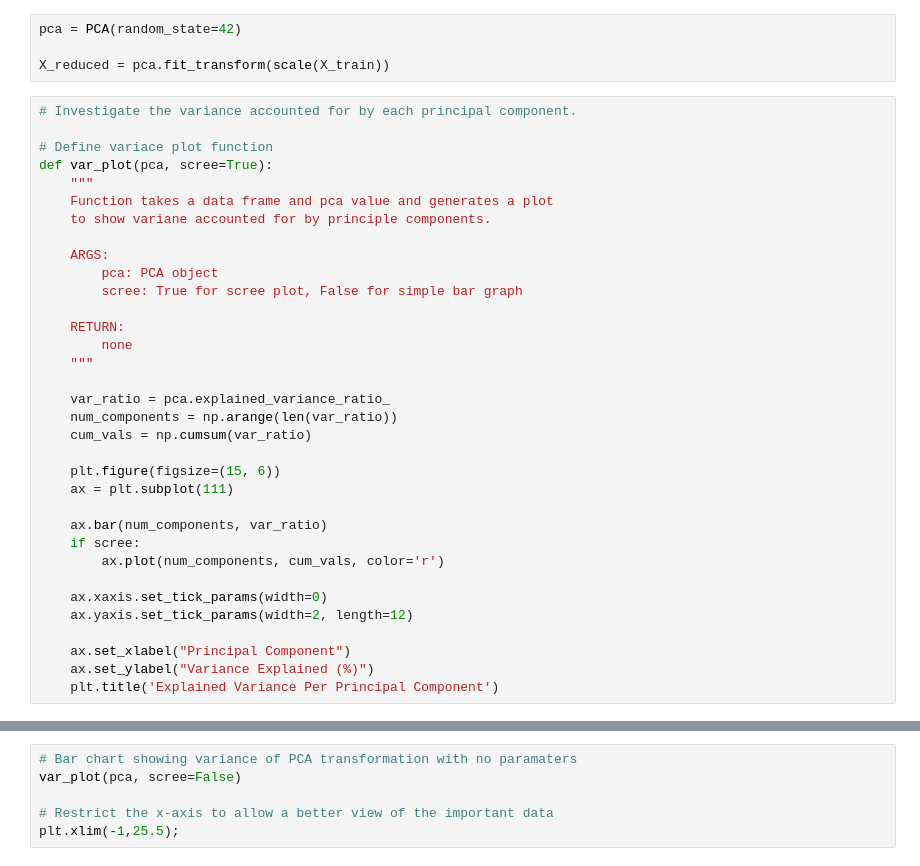
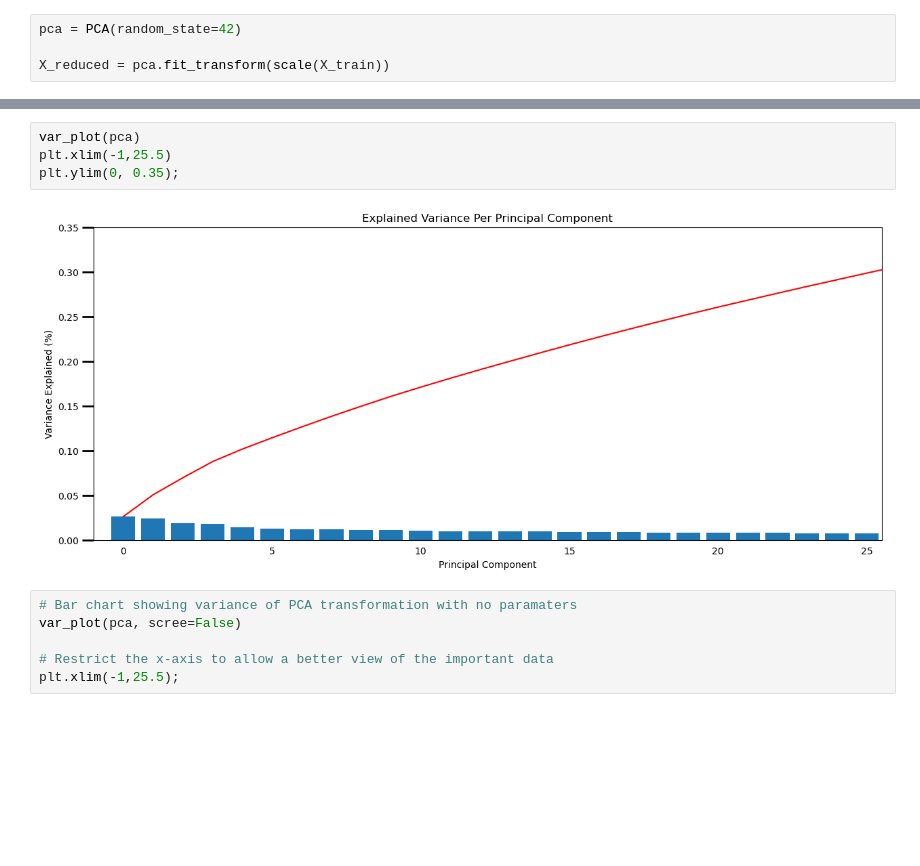
Before and after one commit to haddocksmack/bgg_ml, a Jupyter notebook: BGG_ML.ipynb, the cells around one changed output, grey strips where cells are left out. Saved outputs shown, nothing was run; the diff lists cells and outputs as text; blank space fills up the shorter version.

```diff
--- a/BGG_ML.ipynb
+++ b/BGG_ML.ipynb
@@ -200,37 +213,3 @@ No improvement.
 pca = PCA(random_state=42)
 
 X_reduced = pca.fit_transform(scale(X_train))
-# %%
-# Investigate the variance accounted for by each principal component.
-
-# Define variace plot function
-def var_plot(pca, scree=True):
-    """
-    Function takes a data frame and pca value and generates a plot
-    to show variane accounted for by principle components.
-
-    ARGS:
-        pca: PCA object
-        scree: True for scree plot, False for simple bar graph
-
-    RETURN:
-        none
-    """
-
-    var_ratio = pca.explained_variance_ratio_
-    num_components = np.arange(len(var_ratio))
-    cum_vals = np.cumsum(var_ratio)
-
-    plt.figure(figsize=(15, 6))
-    ax = plt.subplot(111)
-
-    ax.bar(num_components, var_ratio)
-    if scree:
-        ax.plot(num_components, cum_vals, color='r')
-
-    ax.xaxis.set_tick_params(width=0)
-    ax.yaxis.set_tick_params(width=2, length=12)
-
-    ax.set_xlabel("Principal Component")
-    ax.set_ylabel("Variance Explained (%)")
-    plt.title('Explained Variance Per Principal Component')
@@ -241,3 +216,9 @@ var_plot(pca)
+# %%
+var_plot(pca)
+plt.xlim(-1,25.5)
+plt.ylim(0, 0.35);
+# %% [output]
+[figure, added]
 # %%
 # Bar chart showing variance of PCA transformation with no paramaters
 var_plot(pca, scree=False)
```
Also changed, not shown: parts of 44 cells of this notebook, 1 other file.
